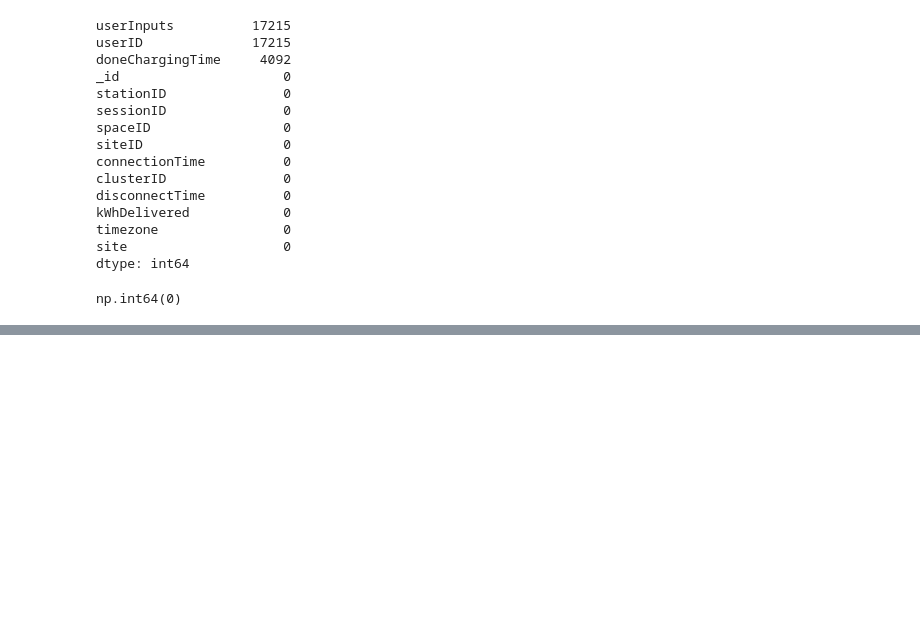
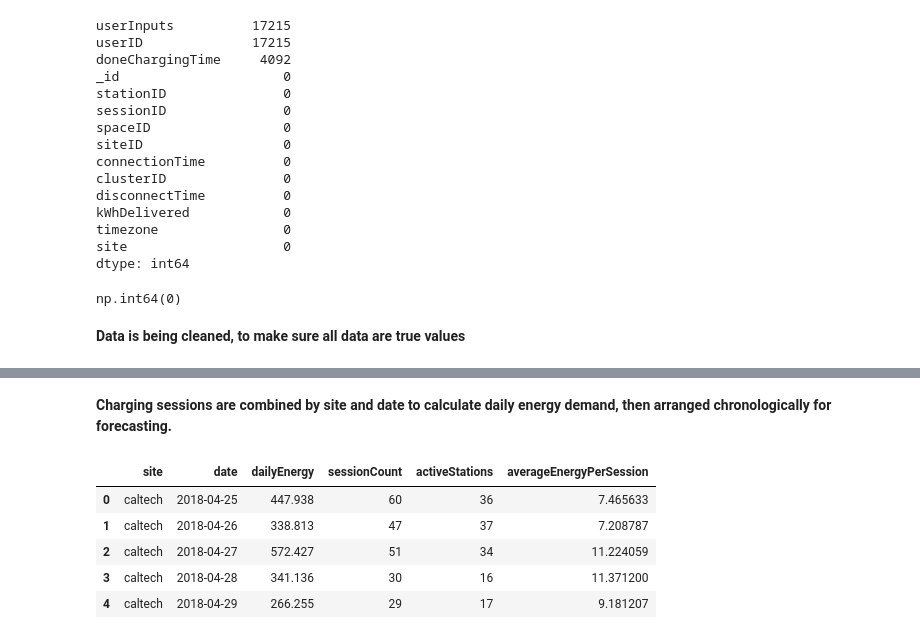
Before and after one commit to mikedalanon/EV-Thesis, a Jupyter notebook: EV_ConceptDriftAware_Thesis.ipynb, the cells around one changed output, grey strips where cells are left out. Cells and saved outputs as stored; diff of their text form; code cells hidden in the pictures; blank space fills up the shorter version.

```diff
--- a/EV_ConceptDriftAware_Thesis.ipynb
+++ b/EV_ConceptDriftAware_Thesis.ipynb
@@ -64,4 +66,6 @@ timezone                0
 site                    0
 dtype: int64
 np.int64(0)
+# %% [markdown]
+**Data is being cleaned, to make sure all data are true values**
 # %%
@@ -143,3 +157,33 @@ dtype: int64
 | 2 | 61550519f9af8b76960e169c | [{'userID': 3905, 'milesRequested... | 3905.0 | 2_39_81_4550_2021-09-13 22:33:04.... | 2-39-81-4550 | 11900388 | 2 | 39 | 2021-09-13 22:33:07+00:00 | ... |
 | 3 | 61550519f9af8b76960e169b | [{'userID': 6481, 'milesRequested... | 6481.0 | 2_39_123_23_2021-09-13 21:16:44.0... | 2-39-123-23 | CA-313 | 2 | 39 | 2021-09-13 21:17:04+00:00 | ... |
 | 4 | 61550519f9af8b76960e169a | [{'userID': 431, 'milesRequested'... | 431.0 | 2_39_89_25_2021-09-13 21:12:53.31... | 2-39-89-25 | CA-315 | 2 | 39 | 2021-09-13 21:12:53+00:00 | ... |
+# %% [markdown]
+**Charging sessions are combined by site and date to calculate daily energy demand, then arranged chronologically for forecasting.**
+# %%
+# Combine all charging sessions that occurred on the same site and date.
+daily_df = (
+    df.groupby(["site", "date"], as_index=False)
+    .agg(
+        dailyEnergy=("kWhDelivered", "sum"),
+        sessionCount=("sessionID", "count"),
+        activeStations=("stationID", "nunique"),
+        averageEnergyPerSession=("kWhDelivered", "mean")
+    )
+)
+
+# Convert the date column into datetime format.
+daily_df["date"] = pd.to_datetime(daily_df["date"])
+
+# Arrange the data chronologically for each site.
+daily_df = daily_df.sort_values(
+    ["site", "date"]
+).reset_index(drop=True)
+
+daily_df.head()
+# %% [output]
+|  | site | date | dailyEnergy | sessionCount | activeStations | averageEnergyPerSession |
+| 0 | caltech | 2018-04-25 | 447.938 | 60 | 36 | 7.465633 |
+| 1 | caltech | 2018-04-26 | 338.813 | 47 | 37 | 7.208787 |
+| 2 | caltech | 2018-04-27 | 572.427 | 51 | 34 | 11.224059 |
+| 3 | caltech | 2018-04-28 | 341.136 | 30 | 16 | 11.371200 |
+| 4 | caltech | 2018-04-29 | 266.255 | 29 | 17 | 9.181207 |
```
Also changed, not shown: parts of 5 cells of this notebook.
